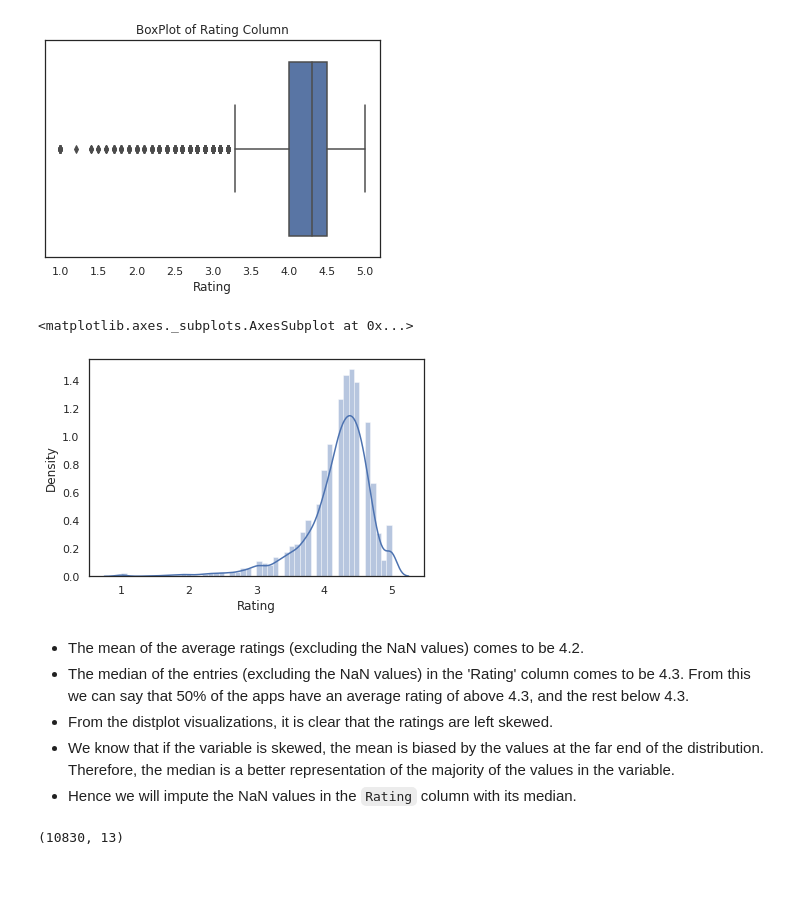
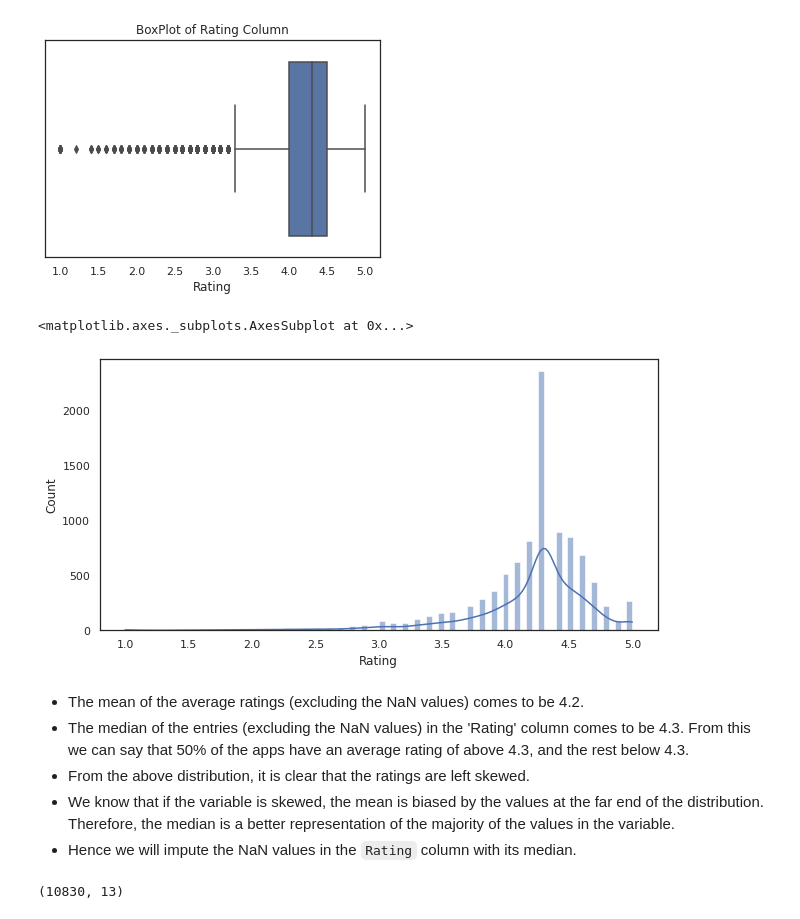
Before and after one commit to Abhishek-Shubham001/Play-Store-App-Review-Analysis, a Jupyter notebook: Play_Store_App_Review_Analysis_Capstone_Project.ipynb, the cells around one changed output. Drawn from its saved outputs; the diff is of its cells as text; code cells hidden in the pictures; blank space fills up the shorter version.

```diff
--- a/Play_Store_App_Review_Analysis_Capstone_Project.ipynb
+++ b/Play_Store_App_Review_Analysis_Capstone_Project.ipynb
@@ -116,9 +115,9 @@ Drive already mounted at /content/drive; to attempt to forcibly remount, call dr
 # %%
 # Reading the Play store and User Review CSV File
 
-ps_df= pd.read_csv('/content/drive/MyDrive/Almabetter/Capstone Projects/1. Play Store App Review Analysis/Play Store Data.csv')
+ps_df= pd.read_csv('/content/drive/MyDrive/Almabetter/Capstone Projects/Play Store App Review Analysis- Abhishek Shubham/Play Store Data.csv')
 
-ur_df= pd.read_csv('/content/drive/MyDrive/Almabetter/Capstone Projects/1. Play Store App Review Analysis/User Reviews.csv')
+ur_df= pd.read_csv('/content/drive/MyDrive/Almabetter/Capstone Projects/Play Store App Review Analysis- Abhishek Shubham/User Reviews.csv')
 # %%
 ps_df.head()
 # %% [output]
@@ -563,14 +572,14 @@ Text(0.5, 1.0, 'BoxPlot of Rating Column')
 # %%
 #Distplot
 
-sns.distplot(ps_df['Rating'])
+sns.histplot(ps_df['Rating'], kde= True)
 # %% [output]
 <matplotlib.axes._subplots.AxesSubplot at 0x...>
-[figure, old version]
+[figure, new version]
 # %% [markdown]
 * The mean of the average ratings (excluding the NaN values) comes to be 4.2.
 * The median of the entries (excluding the NaN values) in the 'Rating' column comes to be 4.3. From this we can say that 50% of the apps have an average rating of above 4.3, and the rest below 4.3.
-* From the distplot visualizations, it is clear that the ratings are left skewed.
+* From the above distribution, it is clear that the ratings are left skewed.
 * We know that if the variable is skewed, the mean is biased by the values at the far end of the distribution. Therefore, the median is a better representation of the majority of the values in the variable.
 * Hence we will impute the NaN values in the `Rating` column with its median.
 # %%
```
Also changed, not shown: parts of 68 cells of this notebook.
